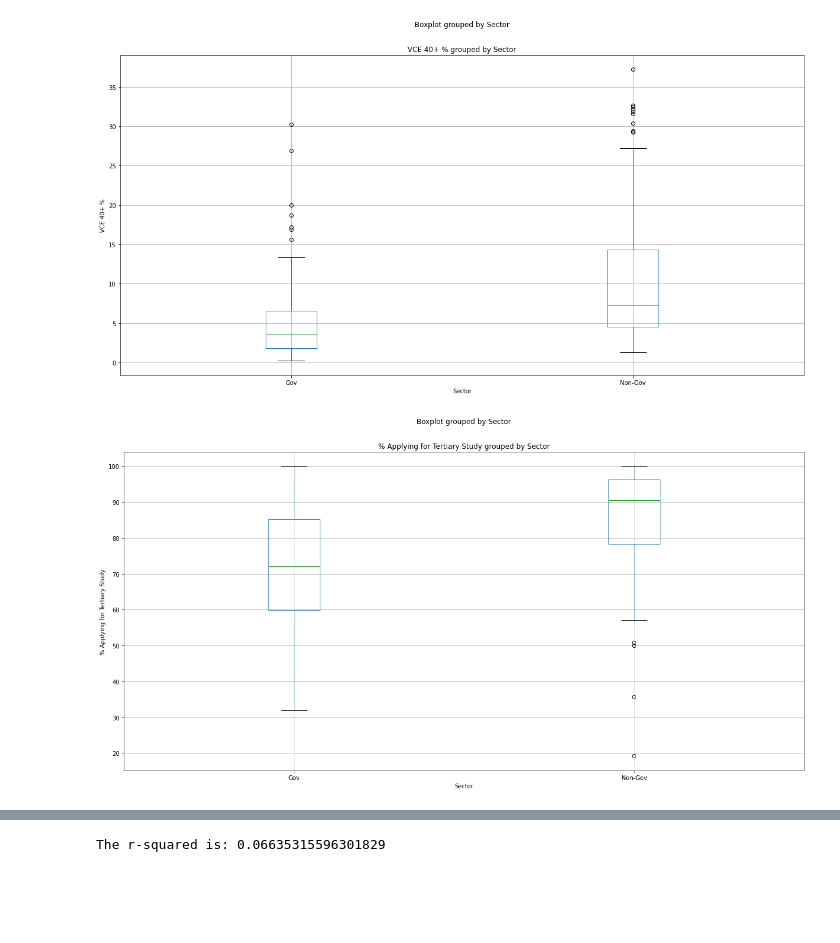
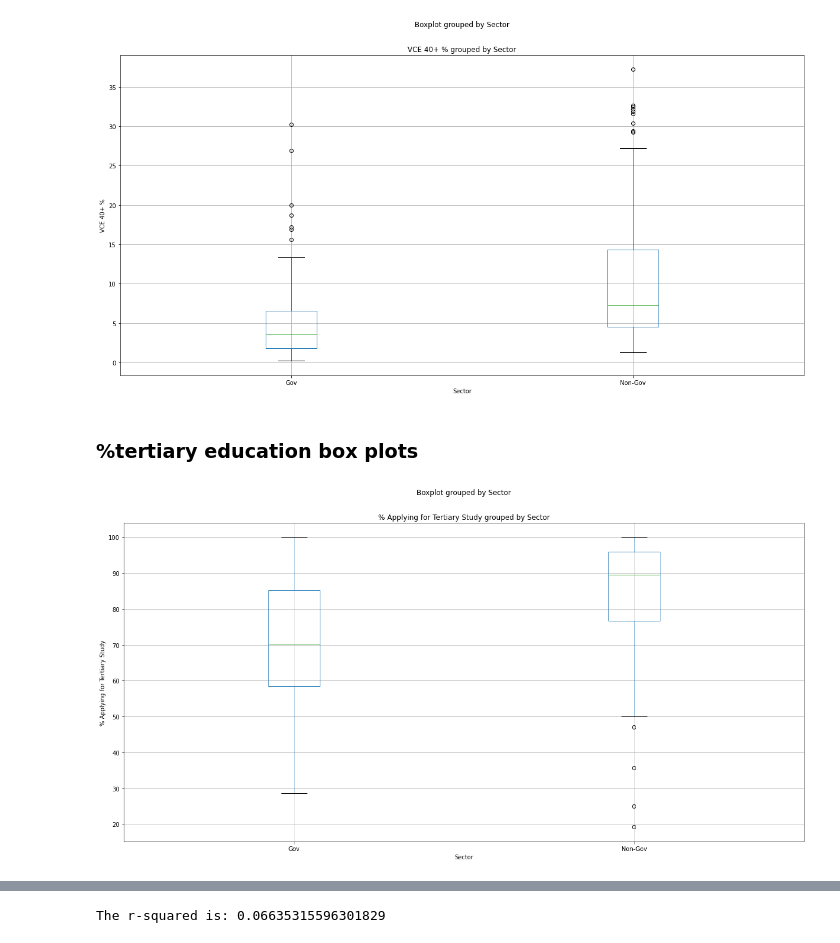
Before and after one commit to joshmartin33/project-one, a Jupyter notebook: analysis.ipynb, the cells around one changed output, grey strips where cells are left out. Drawn from its saved outputs; the diff is of its cells as text; code cells hidden in the pictures; blank space fills up the shorter version.

```diff
--- a/analysis.ipynb
+++ b/analysis.ipynb
@@ -12,9 +16,6 @@ from api_keys import g_key
 # Configure gmaps
 gmaps.configure(api_key=g_key)
 # %%
-# Store csv path ad name
-csv = ("Resources/Cleaned_VCE_results_by_school.csv")
-
-# Read in csv file
-school_df = pd.read_csv(csv)
+# Read in csv files
+school_df = pd.read_csv("Resources/Cleaned_VCE_results_by_school.csv")
 school_dis_df = pd.read_csv('Resources/Cleaned_VCE_results_by_school_with_distance.csv')
@@ -365,6 +470,6 @@ This section investigates if there is a conncetion between academic sucess and s
 # %%
 sectors_df = pd.DataFrame({ 'Sector': school_df['Sector'], '% Applying for Tertiary Study': school_df['% Applying for Tertiary Study'],
                             'Median VCE Score': school_df['Median VCE Score'], 'VCE 40+ %': school_df['VCE 40+ %']})
-sectors_df = sectors_df.drop(sectors_df[sectors_df['Median VCE Score'] == 0].index, inplace=False)
-sectors_df = sectors_df.drop(sectors_df[sectors_df['VCE 40+ %'] == 0].index, inplace=False)
+#sectors_df = sectors_df.drop(sectors_df[sectors_df['Median VCE Score'] == 0].index, inplace=False)
+#sectors_df = sectors_df.drop(sectors_df[sectors_df['VCE 40+ %'] == 0].index, inplace=False)
 sectors_df = sectors_df.drop(sectors_df[sectors_df['% Applying for Tertiary Study'] == 0].index, inplace=False)
@@ -424,11 +523,13 @@ plt.ylabel('VCE 40+ %')
 plt.savefig('output/sector_median_vce_box.png')
 # %% [output]
 [figure]
+# %% [markdown]
+### %tertiary education box plots
 # %%
 sector_tertiary = sectors_df.drop(sectors_df[sectors_df['% Applying for Tertiary Study'] == 0].index, inplace=False)
-sectors_df.boxplot('% Applying for Tertiary Study', by="Sector", figsize=(20, 10))
+sector_tertiary.boxplot('% Applying for Tertiary Study', by="Sector", figsize=(20, 10))
 plt.title('% Applying for Tertiary Study grouped by Sector')
 plt.ylabel('% Applying for Tertiary Study')
 plt.savefig('output/sector_tertiary_box.png')
 # %% [output]
-[figure, old version]
+[figure, new version]
```
Also changed, not shown: parts of 74 cells of this notebook, 8 other files.
